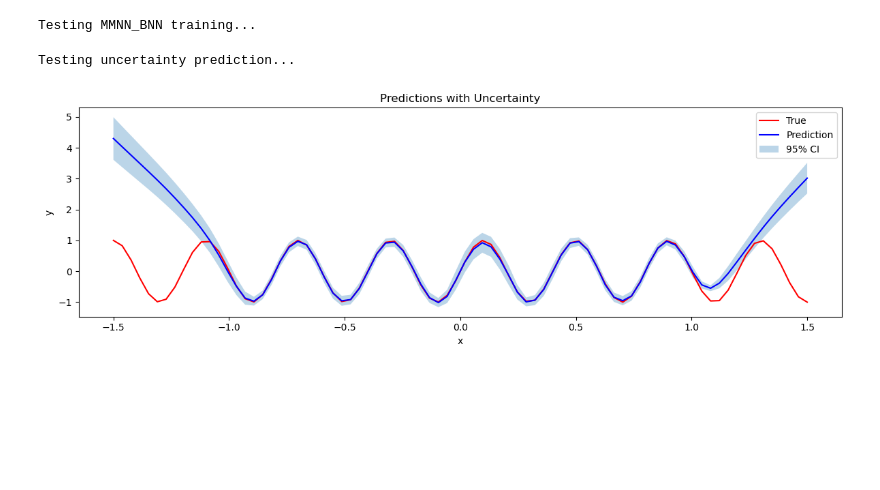
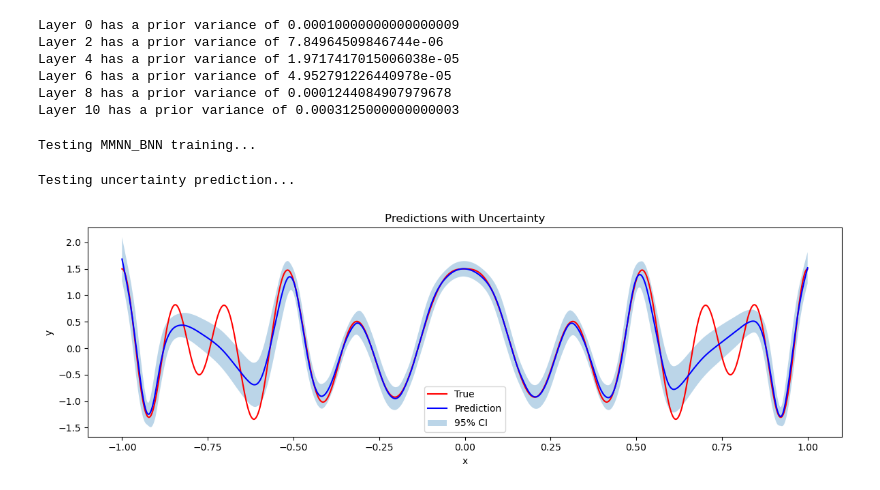
Before and after one commit to SebasGutHdz/MMNN, a Jupyter notebook: mmnn_bnn.ipynb, the cells around one changed output. Cells and saved outputs as stored; diff of their text form; code cells hidden in the pictures; blank space fills up the shorter version.

```diff
--- a/mmnn_bnn.ipynb
+++ b/mmnn_bnn.ipynb
@@ -368,11 +249,11 @@ def train_mmnn_bnn(model, train_loader, val_loader=None,
     mlp_params = [p for p in model.parameters() if p.requires_grad and id(p) not in bnn_param_ids]
 
     optimizer = optim.Adam([
-        {'params': bnn_params, 'lr': lr, 'name': 'bnn'},
-        {'params': mlp_params, 'lr': lr * 5, 'name': 'mlp'}  # Higher LR for A,c params
+        {'params': bnn_params, 'lr': lr/5, 'name': 'bnn'},
+        {'params': mlp_params, 'lr': lr , 'name': 'mlp'}  # Higher LR for A,c params
     ])
 
-    scheduler = optim.lr_scheduler.ExponentialLR(optimizer, gamma=0.95)  # Decay by 5% each epoch
+    scheduler = optim.lr_scheduler.ExponentialLR(optimizer, gamma=0.99)  # Decay by 5% each epoch
 
     # Default beta schedule: gradual annealing from 0 to 1
     if beta_schedule is None:
@@ -436,7 +317,7 @@ def train_mmnn_bnn(model, train_loader, val_loader=None,
             history['val_rmse'].append(val_metrics['rmse'])
             history['val_coverage'].append(val_metrics['coverage_95'])
 
-            scheduler.step()
+        scheduler.step()
 
         # Update progress bar
         pbar_dict = {
@@ -690,17 +469,14 @@ import matplotlib.pyplot as plt
 # %%
-import torch
-import numpy as np
-import matplotlib.pyplot as plt
-from torch.utils.data import TensorDataset, DataLoader
-# func = lambda x: torch.cos(10*torch.pi*torch.abs(x)**(1.4))+0.5*torch.cos(6*torch.pi*torch.abs(x)**(1.6))
-func = lambda x: torch.sin(5 * np.pi * x)  # Simpler function for testing
+
+func = lambda x: torch.cos(10*torch.pi*torch.abs(x)**(1.4))+0.5*torch.cos(6*torch.pi*torch.abs(x)**(1.6))
+# func = lambda x: torch.sin(7 * np.pi * x)  # Simpler function for testing
 # Quick integration test
 
 
 def test_mmnn_bnn_integration(model):
     # Generate data
     torch.manual_seed(42)
-    x_train = torch.linspace(-1, 1, 1000).unsqueeze(1)
+    x_train = torch.linspace(-1, 1, 500).unsqueeze(1)
 
     # y_train = func(2 * np.pi * x_train) + 0.00 * torch.randn_like(x_train)
     y_train = func(x_train) + 0.01 * torch.randn_like(x_train)
@@ -724,10 +500,10 @@ def test_mmnn_bnn_integration(model):
         model=model,
         train_loader=train_loader,
         val_loader=val_loader,
-        epochs=500,
+        epochs=2000,
         lr=1e-3,
         beta_schedule=lambda epoch: min(1.0, epoch / 200),
-        n_mc_samples=1
+        n_mc_samples=5
     )
 
     # Test prediction
@@ -782,8 +558,15 @@ def test_mmnn_bnn_integration(model):
 model = MMNN_BNN(
         ranks=[1]+[32]*5+[1],  # Example ranks
         widths=[350]*6,
-        prior_var=0.05
+        prior_var=0.01
     )
+# %% [output]
+Layer 0 has a prior variance of 0.00010000000000000009
+Layer 2 has a prior variance of 7.84964509846744e-06
+Layer 4 has a prior variance of 1.9717417015006038e-05
+Layer 6 has a prior variance of 4.952791226440978e-05
+Layer 8 has a prior variance of 0.0001244084907979678
+Layer 10 has a prior variance of 0.0003125000000000003
 # %%
 
 model, history = test_mmnn_bnn_integration(model)
@@ -792,27 +575,27 @@ Testing MMNN_BNN training...
 # %%
 # Test prediction
 print("Testing uncertainty prediction...")
-x_test = torch.linspace(-1.5, 1.5, 80).unsqueeze(1)
+x_test = torch.linspace(-1, 1, 8000).unsqueeze(1)
 
 mean, std, lower, upper = predict_with_uncertainty(
     model, x_test, n_samples=50, confidence_level=0.95
 )
 
 # Plot
 plt.figure(figsize=(12, 4))
 
 
 plt.plot(x_test, func(x_test), 'r-', label='True')
 plt.plot(x_test, mean, 'b-', label='Prediction')
 plt.fill_between(x_test.flatten(), lower.flatten(), upper.flatten(),
                     alpha=0.3, label='95% CI')
 plt.xlabel('x')
 plt.ylabel('y')
 plt.legend()
 plt.title('Predictions with Uncertainty')
 
 plt.tight_layout()
 plt.show()
 # %% [output]
 Testing uncertainty prediction...
-[figure, old version]
+[figure, new version]
```
Also changed, not shown: parts of 6 cells of this notebook.
